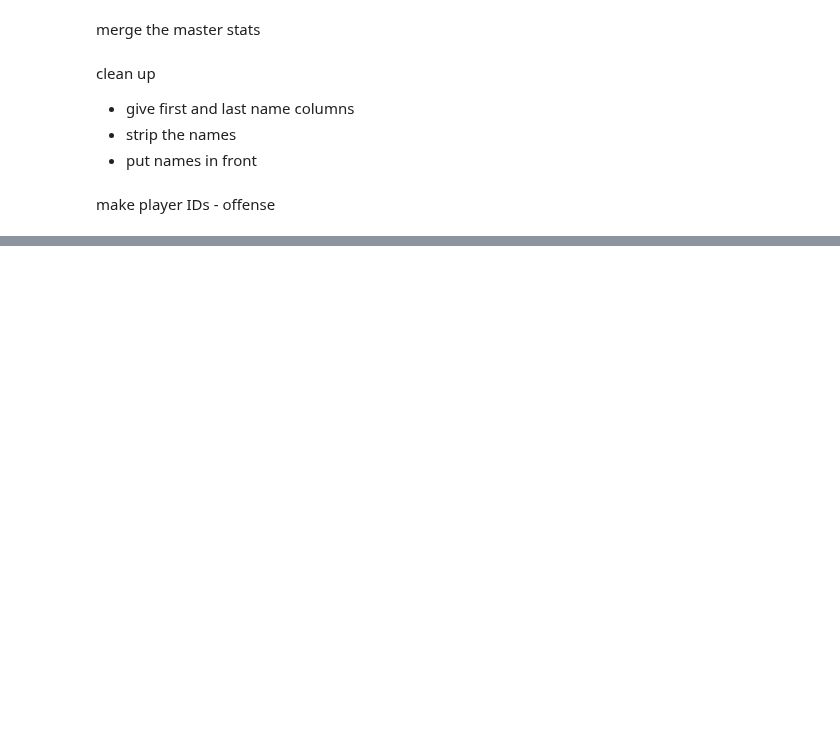
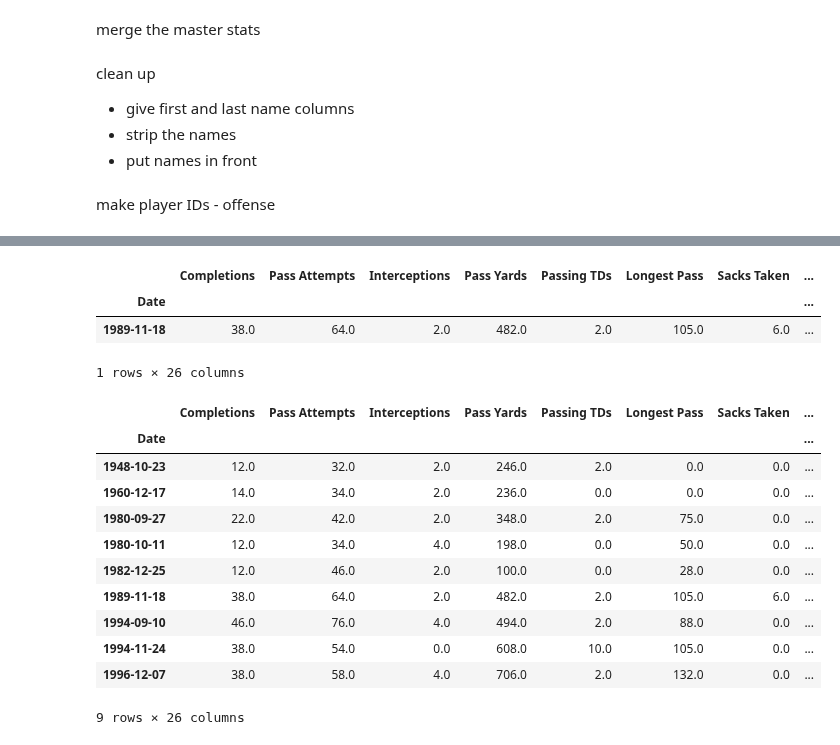
Before and after one commit to SamQueralt/ut_football_history, a Jupyter notebook: texas_football_scrape.ipynb, the cells around one changed output, grey strips where cells are left out. Drawn from its saved outputs; the diff is of its cells as text; code cells hidden in the pictures; blank space fills up the shorter version.

```diff
--- a/texas_football_scrape.ipynb
+++ b/texas_football_scrape.ipynb
@@ -2721,0 +2552,26 @@ def_scrape_5(temp, home_team)
+# %%
+x = pd.read_csv('master_stats_final.csv')
+
+x = x.groupby('Date').sum(numeric_only=True)
+y = x[x['Completions'] != x['Catches']]
+display(y)
+
+z = x[x['Pass Yards'] != x['Receiving Yards']]
+display(z)
+# %% [output]
+|  | Completions | Pass Attempts | Interceptions | Pass Yards | Passing TDs | Longest Pass | Sacks Taken | ... |
+| Date |  |  |  |  |  |  |  | ... |
+| 1989-11-18 | 38.0 | 64.0 | 2.0 | 482.0 | 2.0 | 105.0 | 6.0 | ... |
+1 rows × 26 columns
+|  | Completions | Pass Attempts | Interceptions | Pass Yards | Passing TDs | Longest Pass | Sacks Taken | ... |
+| Date |  |  |  |  |  |  |  | ... |
+| 1948-10-23 | 12.0 | 32.0 | 2.0 | 246.0 | 2.0 | 0.0 | 0.0 | ... |
+| 1960-12-17 | 14.0 | 34.0 | 2.0 | 236.0 | 0.0 | 0.0 | 0.0 | ... |
+| 1980-09-27 | 22.0 | 42.0 | 2.0 | 348.0 | 2.0 | 75.0 | 0.0 | ... |
+| 1980-10-11 | 12.0 | 34.0 | 4.0 | 198.0 | 0.0 | 50.0 | 0.0 | ... |
+| 1982-12-25 | 12.0 | 46.0 | 2.0 | 100.0 | 0.0 | 28.0 | 0.0 | ... |
+| 1989-11-18 | 38.0 | 64.0 | 2.0 | 482.0 | 2.0 | 105.0 | 6.0 | ... |
+| 1994-09-10 | 46.0 | 76.0 | 4.0 | 494.0 | 2.0 | 88.0 | 0.0 | ... |
+| 1994-11-24 | 38.0 | 54.0 | 0.0 | 608.0 | 10.0 | 105.0 | 0.0 | ... |
+| 1996-12-07 | 38.0 | 58.0 | 4.0 | 706.0 | 2.0 | 132.0 | 0.0 | ... |
+9 rows × 26 columns
```
Also changed, not shown: parts of 1 cell of this notebook, 1 other file.
